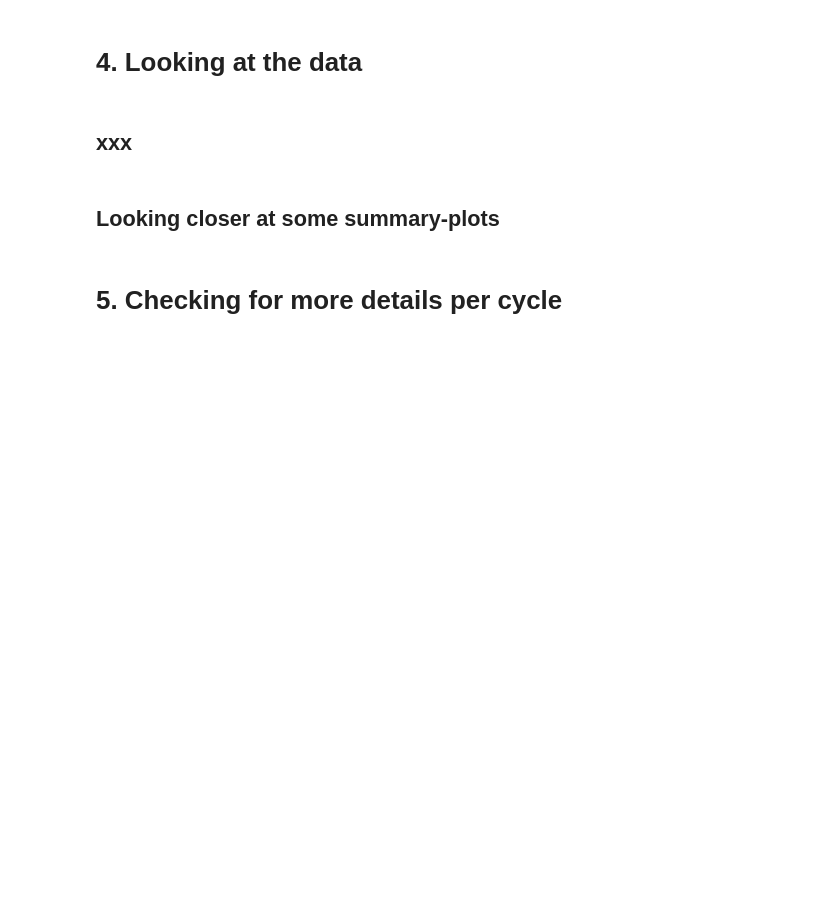
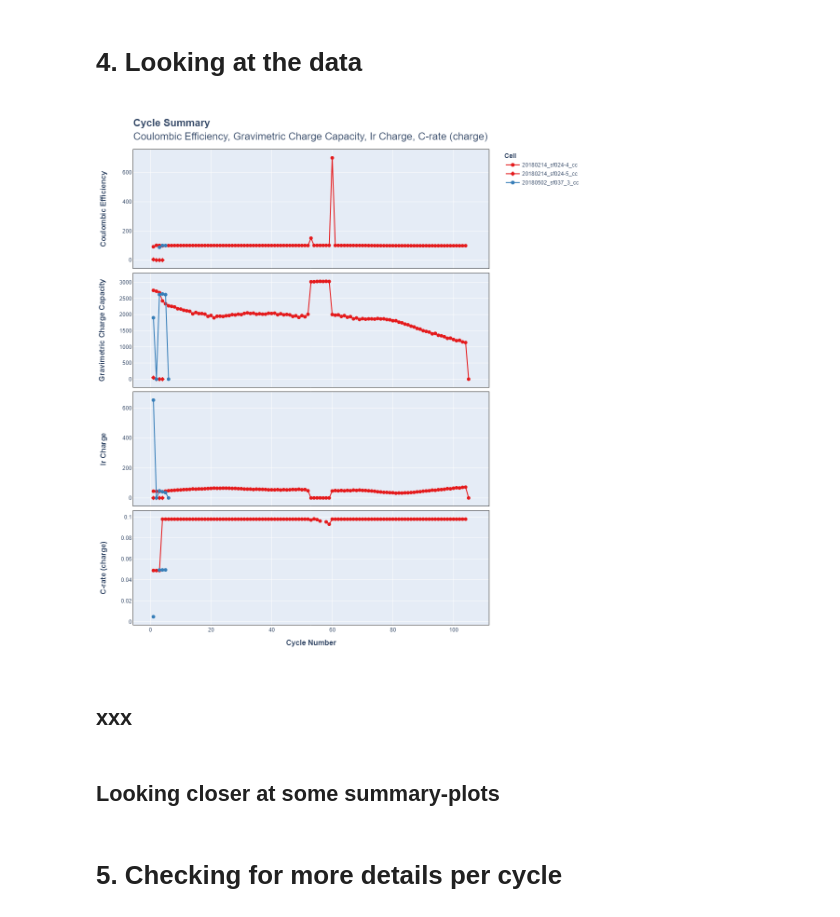
Before and after one commit to jepegit/cellpy, a Jupyter notebook: examples/cellpy batch utility/cellpy_batch_processing.ipynb, the cells around one changed output. Saved outputs shown, nothing was run; the diff lists cells and outputs as text; code cells hidden in the pictures; blank space fills up the shorter version.

```diff
--- a/examples/cellpy batch utility/cellpy_batch_processing.ipynb
+++ b/examples/cellpy batch utility/cellpy_batch_processing.ipynb
@@ -127,8 +132,8 @@ from cellpy.utils import batch
 If you need to create Journal Pages, please provide appropriate names for the project and the experiment to allow `cellpy` to build the pages.
 # %%
 # Please fill in here
-project = "xxx"
-name = "xxx"
+project = "Siproco"
+name = "paper01"
 batch_col = "b01"
 # %% [markdown]
 #### Initialisation
@@ -161,7 +173,9 @@ b.combine_summaries()
 # 4. Looking at the data
 # %%
 # Plot the charge capacity and the C.E. (and resistance) vs. cycle number (standard plot)
-b.plot_summaries()
+b.plot(rate=True)
+# %% [output]
+[figure, added]
 # %%
 # Show the journal pages
 b.pages
```
Also changed, not shown: parts of 5 cells of this notebook.
